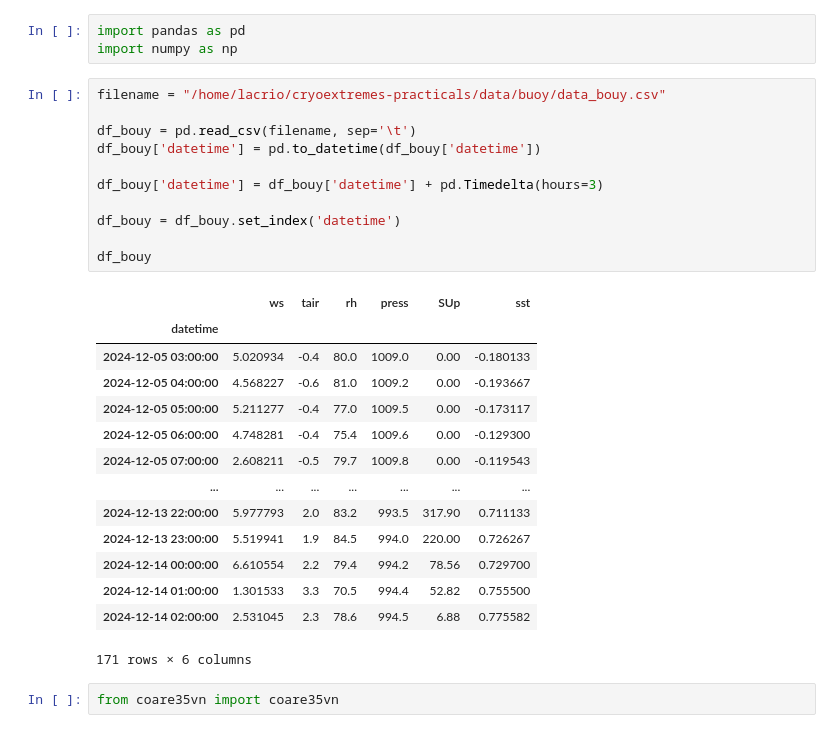
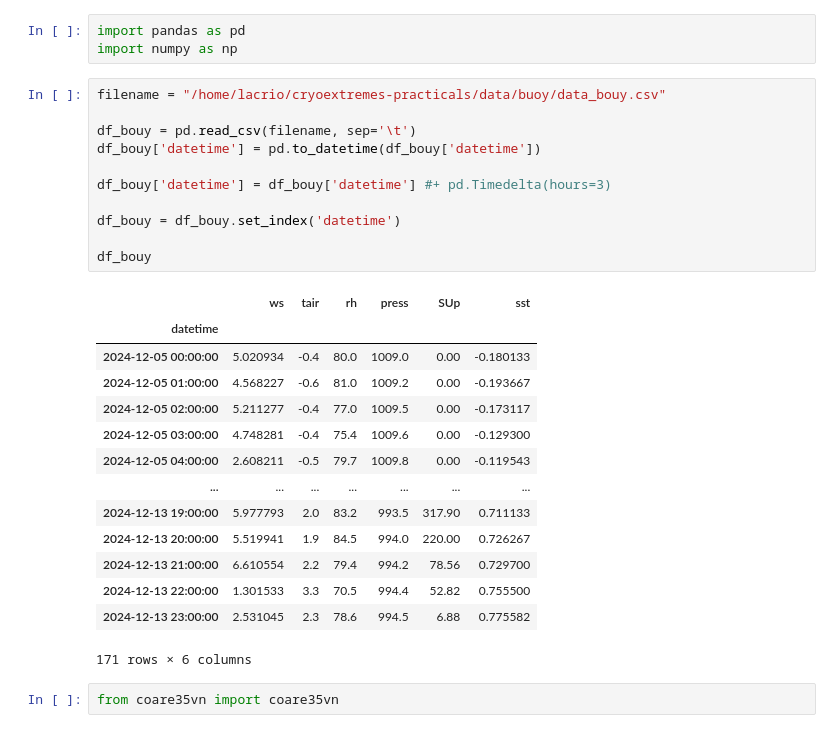
Before and after one commit to cryohydromettools/cryoextremes-practicals, a Jupyter notebook: 3_bulk_buoy.ipynb, the cells around one changed output. Cells and saved outputs as stored; diff of their text form.

```diff
--- a/3_bulk_buoy.ipynb
+++ b/3_bulk_buoy.ipynb
@@ -4,28 +4,28 @@ import numpy as np
 # %%
 filename = "/home/lacrio/cryoextremes-practicals/data/buoy/data_bouy.csv"
 
 df_bouy = pd.read_csv(filename, sep='\t')
 df_bouy['datetime'] = pd.to_datetime(df_bouy['datetime'])
 
-df_bouy['datetime'] = df_bouy['datetime'] + pd.Timedelta(hours=3)
+df_bouy['datetime'] = df_bouy['datetime'] #+ pd.Timedelta(hours=3)
 
 df_bouy = df_bouy.set_index('datetime')
 
 df_bouy
 # %% [output]
 |  | ws | tair | rh | press | SUp | sst |
 | datetime |  |  |  |  |  |  |
-| 2024-12-05 03:00:00 | 5.020934 | -0.4 | 80.0 | 1009.0 | 0.00 | -0.180133 |
-| 2024-12-05 04:00:00 | 4.568227 | -0.6 | 81.0 | 1009.2 | 0.00 | -0.193667 |
-| 2024-12-05 05:00:00 | 5.211277 | -0.4 | 77.0 | 1009.5 | 0.00 | -0.173117 |
-| 2024-12-05 06:00:00 | 4.748281 | -0.4 | 75.4 | 1009.6 | 0.00 | -0.129300 |
-| 2024-12-05 07:00:00 | 2.608211 | -0.5 | 79.7 | 1009.8 | 0.00 | -0.119543 |
+| 2024-12-05 00:00:00 | 5.020934 | -0.4 | 80.0 | 1009.0 | 0.00 | -0.180133 |
+| 2024-12-05 01:00:00 | 4.568227 | -0.6 | 81.0 | 1009.2 | 0.00 | -0.193667 |
+| 2024-12-05 02:00:00 | 5.211277 | -0.4 | 77.0 | 1009.5 | 0.00 | -0.173117 |
+| 2024-12-05 03:00:00 | 4.748281 | -0.4 | 75.4 | 1009.6 | 0.00 | -0.129300 |
+| 2024-12-05 04:00:00 | 2.608211 | -0.5 | 79.7 | 1009.8 | 0.00 | -0.119543 |
 | ... | ... | ... | ... | ... | ... | ... |
-| 2024-12-13 22:00:00 | 5.977793 | 2.0 | 83.2 | 993.5 | 317.90 | 0.711133 |
-| 2024-12-13 23:00:00 | 5.519941 | 1.9 | 84.5 | 994.0 | 220.00 | 0.726267 |
-| 2024-12-14 00:00:00 | 6.610554 | 2.2 | 79.4 | 994.2 | 78.56 | 0.729700 |
-| 2024-12-14 01:00:00 | 1.301533 | 3.3 | 70.5 | 994.4 | 52.82 | 0.755500 |
-| 2024-12-14 02:00:00 | 2.531045 | 2.3 | 78.6 | 994.5 | 6.88 | 0.775582 |
+| 2024-12-13 19:00:00 | 5.977793 | 2.0 | 83.2 | 993.5 | 317.90 | 0.711133 |
+| 2024-12-13 20:00:00 | 5.519941 | 1.9 | 84.5 | 994.0 | 220.00 | 0.726267 |
+| 2024-12-13 21:00:00 | 6.610554 | 2.2 | 79.4 | 994.2 | 78.56 | 0.729700 |
+| 2024-12-13 22:00:00 | 1.301533 | 3.3 | 70.5 | 994.4 | 52.82 | 0.755500 |
+| 2024-12-13 23:00:00 | 2.531045 | 2.3 | 78.6 | 994.5 | 6.88 | 0.775582 |
 171 rows × 6 columns
 # %%
 from coare35vn import coare35vn
```
Also changed, not shown: parts of 6 cells of this notebook, 3 other files.
